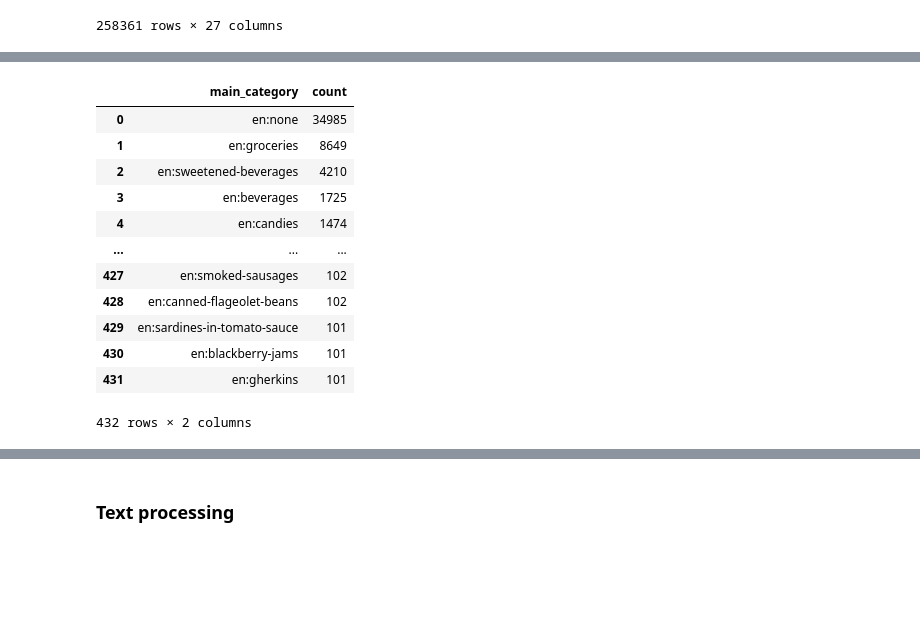
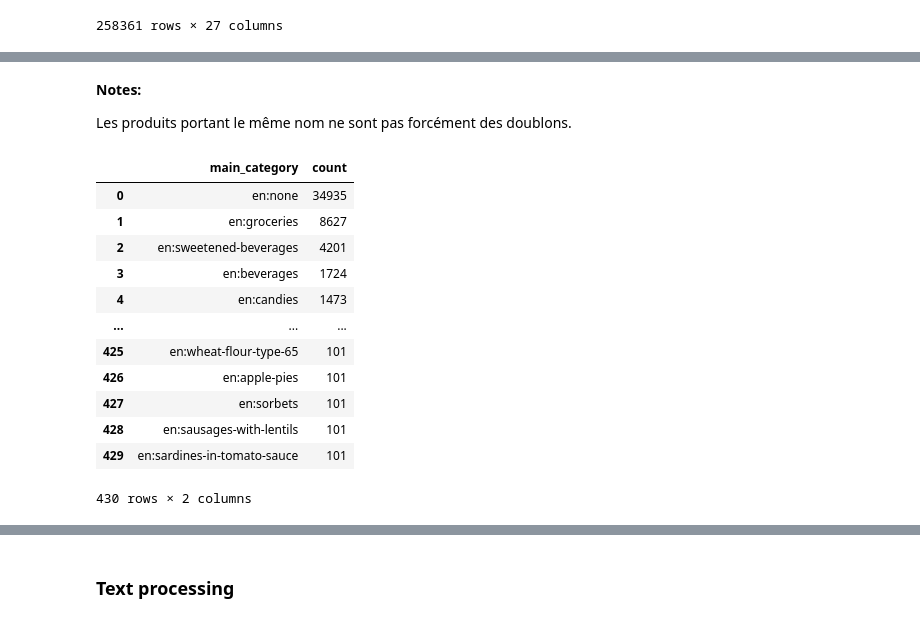
Before and after one commit to littlerobinson/foodstuffs_recommendation, a Jupyter notebook: notebooks/research_alex.ipynb, the cells around one changed output, grey strips where cells are left out. Saved outputs shown, nothing was run; the diff lists cells and outputs as text; code cells hidden in the pictures; blank space fills up the shorter version.

```diff
--- a/notebooks/research_alex.ipynb
+++ b/notebooks/research_alex.ipynb
@@ -632,3 +638,13 @@ See the caveats in the documentation: https://pandas.pydata.org/pandas-docs/stab
 | 14 | 15 | http://world-en.openfoodfacts.org... | Madeleines ChocoLait | en:plastic,en:cardboard | en:snacks,en:sweet-snacks,en:bisc... | en:wheat-flour,en:cereal,en:flour... | ... |
 | 18 | 20 | http://world-en.openfoodfacts.org... | Madeleines Choco Noir | fr:1-boite-en-carton-a-recycler-5... | en:snacks,en:sweet-snacks,en:bisc... | en:wheat-flour,en:cereal,en:flour... | ... |
 | 20 | 22 | http://world-en.openfoodfacts.org... | Farandole de madeleine | fr:boite-en-carton,fr:film-en-pla... | en:snacks,en:sweet-snacks,en:bisc... | fr:madeleines-choconoir,fr:madele... | ... |
+# %%
+# Suppression des doublons pour la feature code
+df_code_sorted = clean_data.sort_values(by=['code', 'last_modified_year'], ascending=[True, False])
+# Supprimer les doublons en conservant la dernière occurrence (la plus récente)
+clean_data = df_code_sorted.drop_duplicates(subset='code', keep='last')
+# %%
+# Suppression des doublons pour la feature url
+df_code_sorted = clean_data.sort_values(by=['url', 'last_modified_year'], ascending=[True, False])
+# Supprimer les doublons en conservant la dernière occurrence (la plus récente)
+clean_data = df_code_sorted.drop_duplicates(subset='url', keep='last')
@@ -635,20 +685,24 @@ See the caveats in the documentation: https://pandas.pydata.org/pandas-docs/stab
+# %% [markdown]
+**Notes:**
+
+Les produits portant le même nom ne sont pas forcément des doublons.
 # %%
-dftest= clean_data['main_category'].value_counts().reset_index()
-dftest[dftest['count'] > 100]
+df_main_category= clean_data['main_category'].value_counts().reset_index()
+df_main_category[df_main_category['count'] > 100]
 # %% [output]
 |  | main_category | count |
-| 0 | en:none | 34985 |
-| 1 | en:groceries | 8649 |
-| 2 | en:sweetened-beverages | 4210 |
-| 3 | en:beverages | 1725 |
-| 4 | en:candies | 1474 |
+| 0 | en:none | 34935 |
+| 1 | en:groceries | 8627 |
+| 2 | en:sweetened-beverages | 4201 |
+| 3 | en:beverages | 1724 |
+| 4 | en:candies | 1473 |
 | ... | ... | ... |
-| 427 | en:smoked-sausages | 102 |
-| 428 | en:canned-flageolet-beans | 102 |
+| 425 | en:wheat-flour-type-65 | 101 |
+| 426 | en:apple-pies | 101 |
+| 427 | en:sorbets | 101 |
+| 428 | en:sausages-with-lentils | 101 |
 | 429 | en:sardines-in-tomato-sauce | 101 |
-| 430 | en:blackberry-jams | 101 |
-| 431 | en:gherkins | 101 |
-432 rows × 2 columns
+430 rows × 2 columns
 # %%
 clean_data.describe(include='all')
 # %% [output]
```
Also changed, not shown: parts of 48 cells of this notebook, 1 other file.
